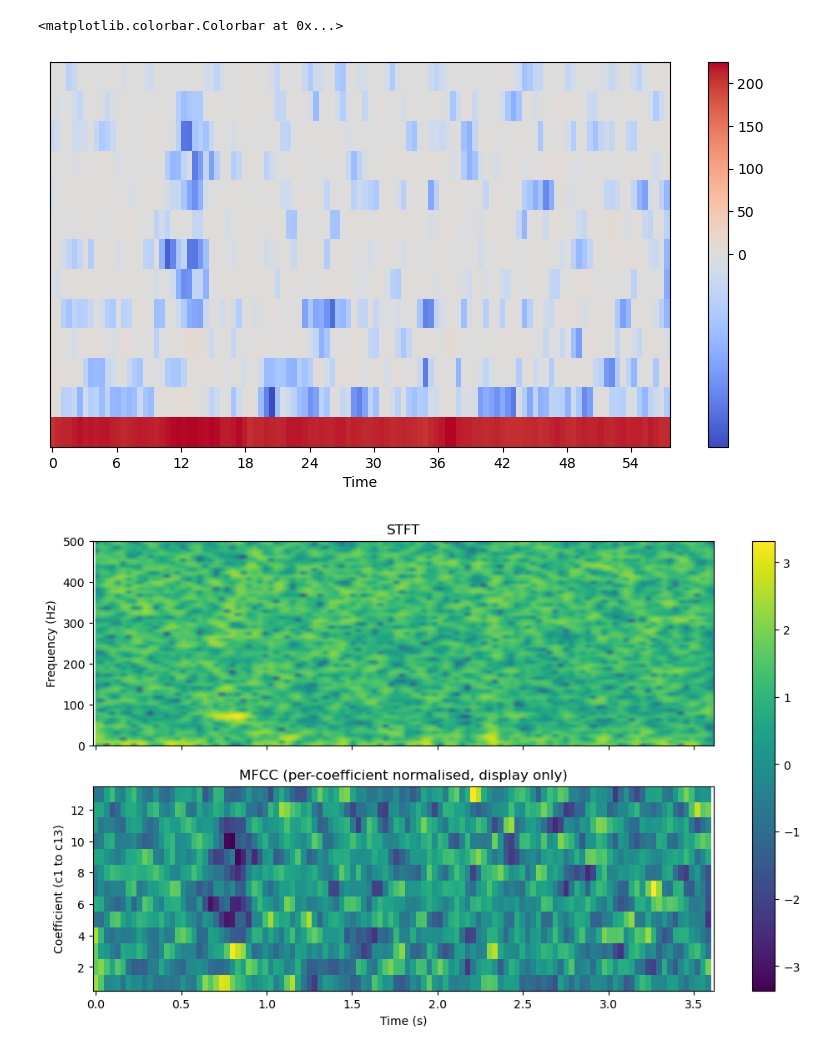
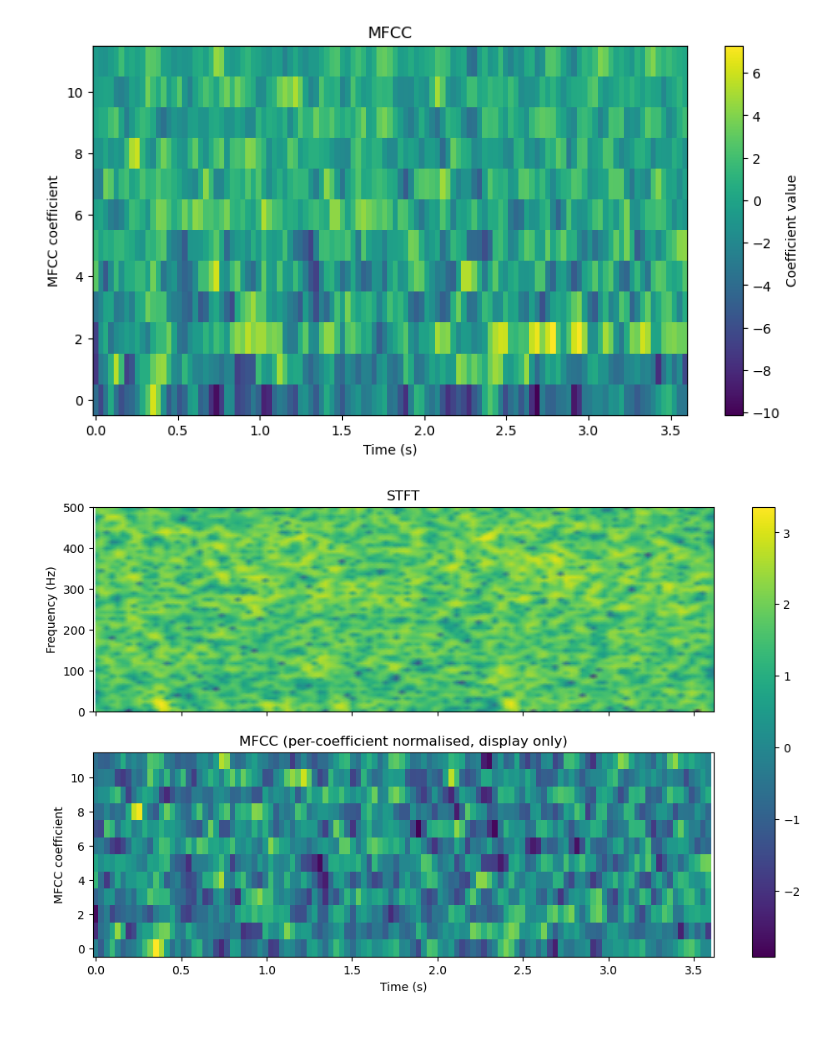
Before and after one commit to koekiekat/Skripsie, a Jupyter notebook: Mod_Software/test.ipynb, the cells around one changed output. Cells and saved outputs as stored; diff of their text form; code cells hidden in the pictures.

```diff
--- a/Mod_Software/test.ipynb
+++ b/Mod_Software/test.ipynb
@@ -15,2 +0,0 @@ f_s, audio_array = read_audio_chunk(audio_file, 0, duration_hour=0.001)
-# %%
-f_seg, t_seg, Zxx_seg, fs_new = short_time_calc(audio_array, f_s, 1000)
@@ -21,7 +0,0 @@ mfcc = librosa.feature.mfcc(y=audio_array, n_mfcc = 13, sr = f_s, n_mels = 20, n
-# %%
-plt.figure(figsize = (10, 5))
-dis.specshow(mfcc, x_axis = "time", sr = f_s)
-plt.colorbar()
-# %% [output]
-<matplotlib.colorbar.Colorbar at 0x...>
-[figure, removed]
@@ -38,26 +0,0 @@ mfcc = mfcc[1:]
-# %%
-def plot_features(feat, fs, hop, ax, title, ylabel, normalise=True):
-    """Plot any (n_rows, n_frames) feature matrix against real time."""
-    img_data = feat
-    if normalise:  # display only: stops one large row from washing out the rest
-        img_data = (feat - feat.mean(axis=1, keepdims=True)) / (feat.std(axis=1, keepdims=True) + 1e-9)
-    t = np.arange(feat.shape[1]) * hop / fs
-    img = ax.pcolormesh(t, np.arange(1, feat.shape[0] + 1), img_data, shading="nearest", cmap="viridis")
-    ax.set_title(title)
-    ax.set_ylabel(ylabel)
-    return img
-
-
-f, t, Zxx, _ = short_time_calc(audio_array, f_s, fs_new)
-
-fig, axes = plt.subplots(2, 1, figsize=(12, 7), sharex=True)
-axes[0].pcolormesh(t, f, np.log(np.abs(Zxx) + 1e-16), shading="gouraud")
-axes[0].set_title("STFT")
-axes[0].set_ylabel("Frequency (Hz)")
-
-img = plot_features(mfcc, f_s, hop, axes[1], "MFCC (per-coefficient normalised, display only)", "Coefficient (c1 to c13)")
-axes[1].set_xlabel("Time (s)")
-fig.colorbar(img, ax=axes)
-plt.show()
-# %% [output]
-[figure, removed]
@@ -63,0 +25,40 @@ plt.show()
+# %%
+from pathlib import Path
+import matplotlib.pyplot as plt
+import numpy as np
+
+from test_vectorized import read_audio_chunk
+from stft import short_time_calc
+from feature import make_mfcc_extractor
+
+DATA_22 = Path(r"C:\Users\HP\Desktop\Skripsie data\22")
+audio_file = DATA_22 / "20230422_171301.wav"
+
+f_s, audio_array = read_audio_chunk(audio_file, 1, duration_hour=0.001)
+
+# --- Standalone MFCC plot ---
+extractor = make_mfcc_extractor()
+m = extractor(audio_array, f_s)   # shape (n_mfcc, n_frames)
+hop_samples = int(f_s * 0.128 * (1 - 0.75))
+plot_mfcc(m, f_s, hop_samples)
+plt.show()
+
+# --- Side-by-side STFT vs MFCC comparison ---
+fs_new = 1000
+f, t, Zxx, _ = short_time_calc(audio_array, f_s, fs_new)
+
+fig, axes = plt.subplots(2, 1, figsize=(12, 7), sharex=True)
+
+axes[0].pcolormesh(t, f, np.log(np.abs(Zxx) + 1e-16), shading="gouraud")
+axes[0].set_title("STFT")
+axes[0].set_ylabel("Frequency (Hz)")
+
+img = plot_mfcc(m, f_s, hop_samples, ax=axes[1], normalise=True)
+axes[1].set_title("MFCC (per-coefficient normalised, display only)")
+axes[1].set_xlabel("Time (s)")
+
+fig.colorbar(img, ax=axes)
+plt.show()
+# %% [output]
+[figure, added]
+[figure, added]
```
Also changed, not shown: parts of 6 cells of this notebook, 11 other files.
